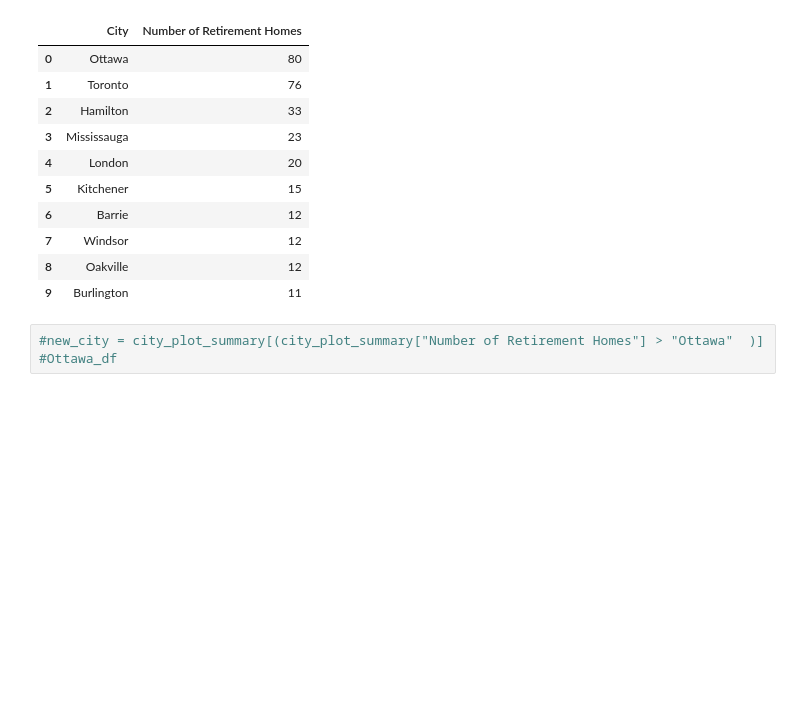
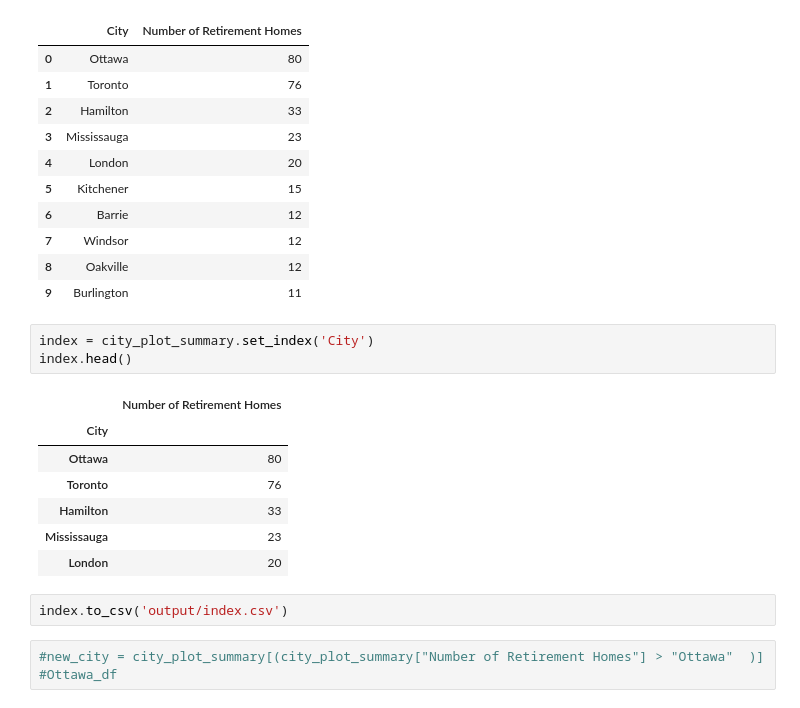
Before and after one commit to AyokOluwole/project-1, a Jupyter notebook: retirement places.ipynb, the cells around one changed output. Drawn from its saved outputs; the diff is of its cells as text; blank space fills up the shorter version.

```diff
--- a/retirement places.ipynb
+++ b/retirement places.ipynb
@@ -105,6 +110,19 @@ city_plot_summary.head(10)
 | 7 | Windsor | 12 |
 | 8 | Oakville | 12 |
 | 9 | Burlington | 11 |
+# %%
+index = city_plot_summary.set_index('City')
+index.head()
+# %% [output]
+|  | Number of Retirement Homes |
+| City |  |
+| Ottawa | 80 |
+| Toronto | 76 |
+| Hamilton | 33 |
+| Mississauga | 23 |
+| London | 20 |
+# %%
+index.to_csv('output/index.csv')
 # %%
 #new_city = city_plot_summary[(city_plot_summary["Number of Retirement Homes"] > "Ottawa"  )]
 #Ottawa_df
```
Also changed, not shown: parts of 15 cells of this notebook, 35 other files.
